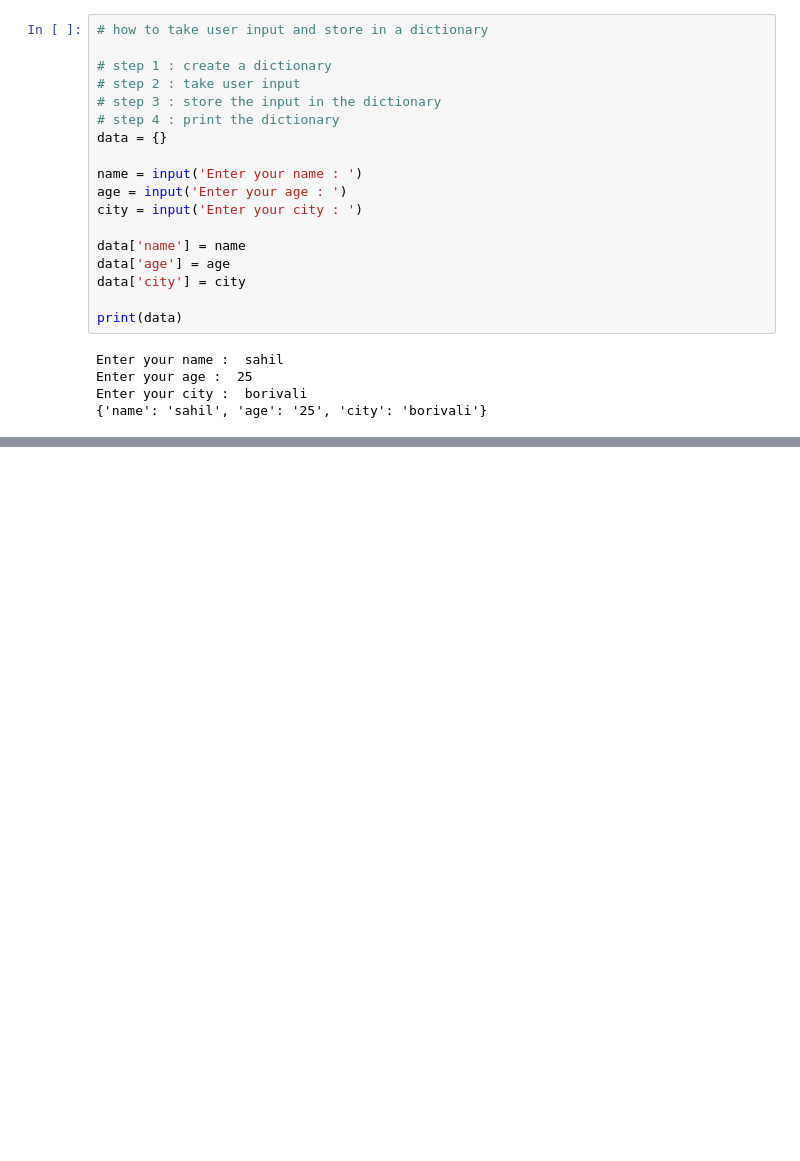
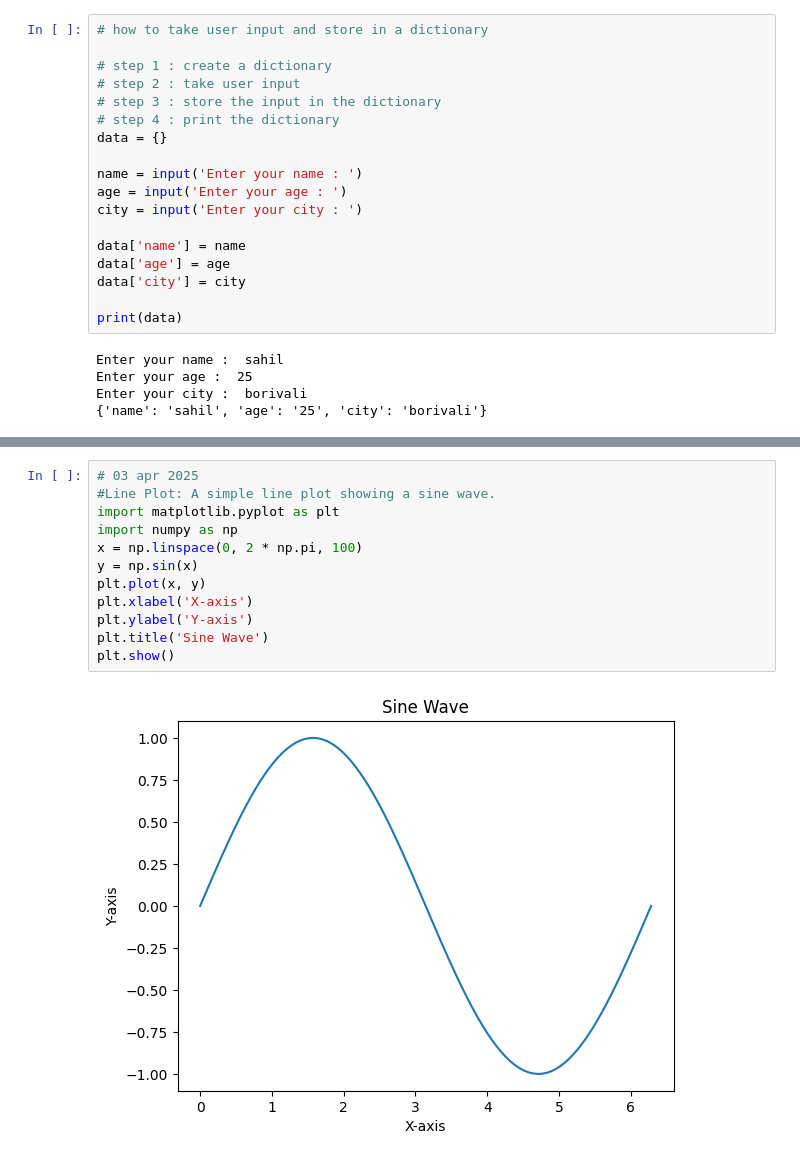
Before and after one commit to sho786aib/python_shoeb_learning, a Jupyter notebook: Shoeb_python.ipynb, the cells around one changed output, grey strips where cells are left out. Cells and saved outputs as stored; diff of their text form; blank space fills up the shorter version.

```diff
--- a/Shoeb_python.ipynb
+++ b/Shoeb_python.ipynb
@@ -703,0 +991,14 @@ Enter your city :  borivali
+# %%
+# 03 apr 2025
+#Line Plot: A simple line plot showing a sine wave.
+import matplotlib.pyplot as plt
+import numpy as np
+x = np.linspace(0, 2 * np.pi, 100)
+y = np.sin(x)
+plt.plot(x, y)
+plt.xlabel('X-axis')
+plt.ylabel('Y-axis')
+plt.title('Sine Wave')
+plt.show()
+# %% [output]
+[figure, added]
```
Also changed, not shown: parts of 23 cells of this notebook.
